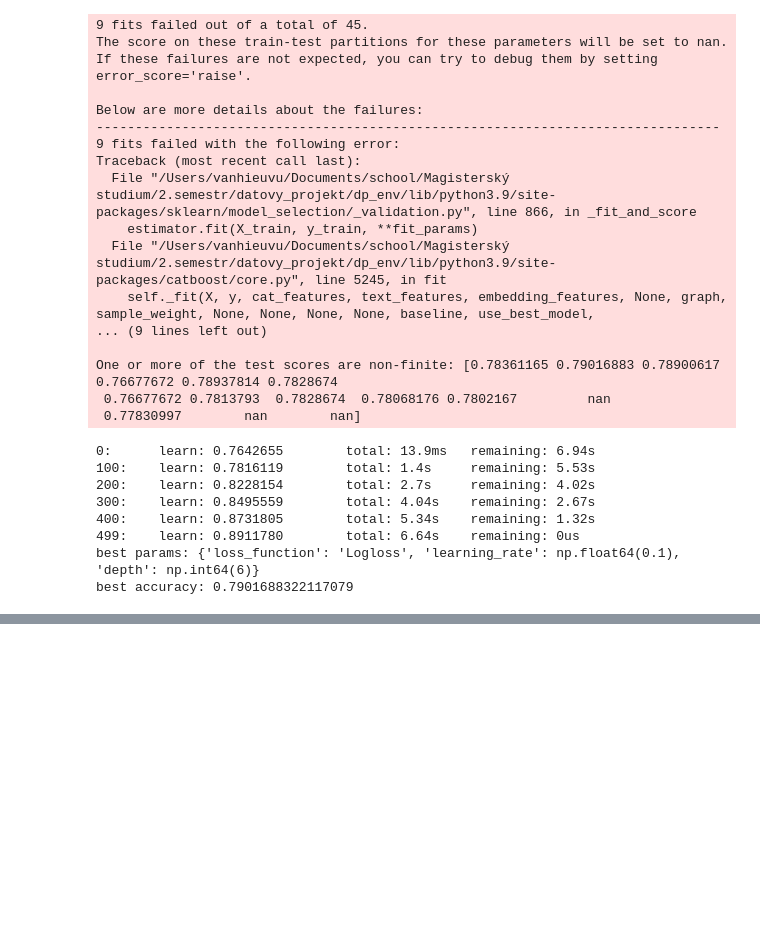
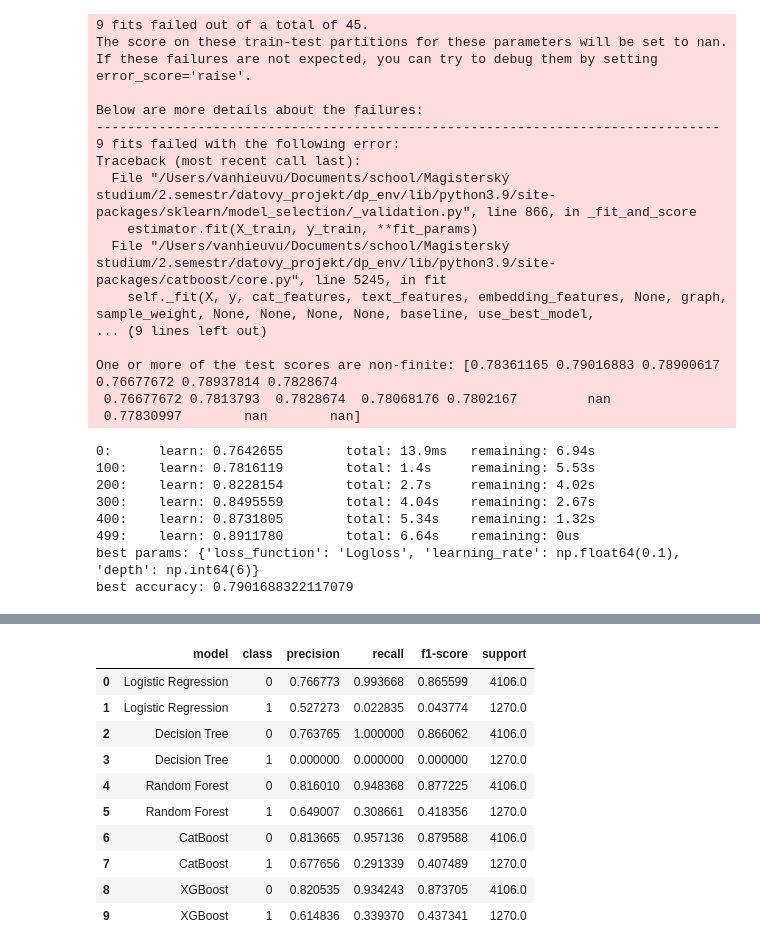
Before and after one commit to vuva00/DP-DataEight, a Jupyter notebook: sandbox/data-prep&modeling.ipynb, the cells around one changed output, grey strips where cells are left out. Drawn from its saved outputs; the diff is of its cells as text; code cells hidden in the pictures; blank space fills up the shorter version.

Commit message:
add SMOTE

```diff
--- a/sandbox/data-prep&modeling.ipynb
+++ b/sandbox/data-prep&modeling.ipynb
@@ -517,25 +403,28 @@ Precision is ill-defined and being set to 0.0 in labels with no predicted sample
 # %%
-# Random Forest
-# Define the parameter grid
+##### logistic regression model
+model_logit = LogisticRegression()
+model_logit.fit(X_train_smote, y_train_smote)
+
+##### Decision Tree
+param_grid = {
+    'max_depth': np.array(range(1, 20, 1)),
+    'criterion': ['gini', 'entropy']
+}
+
+model_dt = DecisionTreeClassifier(random_state=42)
+
+grid_dt = RandomizedSearchCV(model_dt, param_grid, cv=3, scoring='accuracy', n_iter=20)
+grid_dt.fit(X_train_smote, y_train_smote)
+
+##### Random Forest
 param_grid = {
     'n_estimators': np.array(range(100, 2000, 100)),
     'max_depth': np.array(range(1, 20, 1)),
     'criterion': ['gini', 'entropy']
 }
 
-# Base model
 model_rf = RandomForestClassifier(random_state=42)
 
-# Grid search
-grid_search = RandomizedSearchCV(model_rf, param_grid, cv=3, scoring='accuracy', n_iter=20)
-grid_search.fit(X_train, y_train)
-
-# Use the best model
-best_rf = grid_search.best_estimator_
-y_pred = best_rf.predict(X_test)
-
-# Evaluate
-print(classification_report(y_test, y_pred))
-print("Accuracy:", accuracy_score(y_test, y_pred))
-print("Best Parameters:", grid_search.best_params_)
+grid_rf = RandomizedSearchCV(model_rf, param_grid, cv=3, scoring='accuracy', n_iter=20)
+grid_rf.fit(X_train_smote, y_train_smote)
 # %% [output]
@@ -552,0 +446,5 @@ Best Parameters: {'n_estimators': np.int64(900), 'max_depth': np.int64(16), 'cri
+# %%
+best_dt = grid_dt.best_estimator_
+best_rf = grid_rf.best_estimator_
+best_cat = grid_cat.best_estimator_
+best_XGB = grid_XGB.best_estimator_
@@ -552,0 +493,5 @@ Best Parameters: {'n_estimators': np.int64(900), 'max_depth': np.int64(16), 'cri
+# %%
+list_model = [model_logit, best_dt, best_rf, best_cat, best_XGB]
+list_model_name = ['Logistic Regression', 'Decision Tree', 'Random Forest', 'CatBoost', 'XGBoost']
+
+df_class, df_accuracy = evaluate_model_separate(list_model, list_model_name, X_test, y_test)
@@ -552,0 +506,14 @@ Best Parameters: {'n_estimators': np.int64(900), 'max_depth': np.int64(16), 'cri
+# %%
+df_class
+# %% [output]
+|  | model | class | precision | recall | f1-score | support |
+| 0 | Logistic Regression | 0 | 0.766773 | 0.993668 | 0.865599 | 4106.0 |
+| 1 | Logistic Regression | 1 | 0.527273 | 0.022835 | 0.043774 | 1270.0 |
+| 2 | Decision Tree | 0 | 0.763765 | 1.000000 | 0.866062 | 4106.0 |
+| 3 | Decision Tree | 1 | 0.000000 | 0.000000 | 0.000000 | 1270.0 |
+| 4 | Random Forest | 0 | 0.816010 | 0.948368 | 0.877225 | 4106.0 |
+| 5 | Random Forest | 1 | 0.649007 | 0.308661 | 0.418356 | 1270.0 |
+| 6 | CatBoost | 0 | 0.813665 | 0.957136 | 0.879588 | 4106.0 |
+| 7 | CatBoost | 1 | 0.677656 | 0.291339 | 0.407489 | 1270.0 |
+| 8 | XGBoost | 0 | 0.820535 | 0.934243 | 0.873705 | 4106.0 |
+| 9 | XGBoost | 1 | 0.614836 | 0.339370 | 0.437341 | 1270.0 |
```
Also changed, not shown: parts of 12 cells of this notebook, 7 other files.
